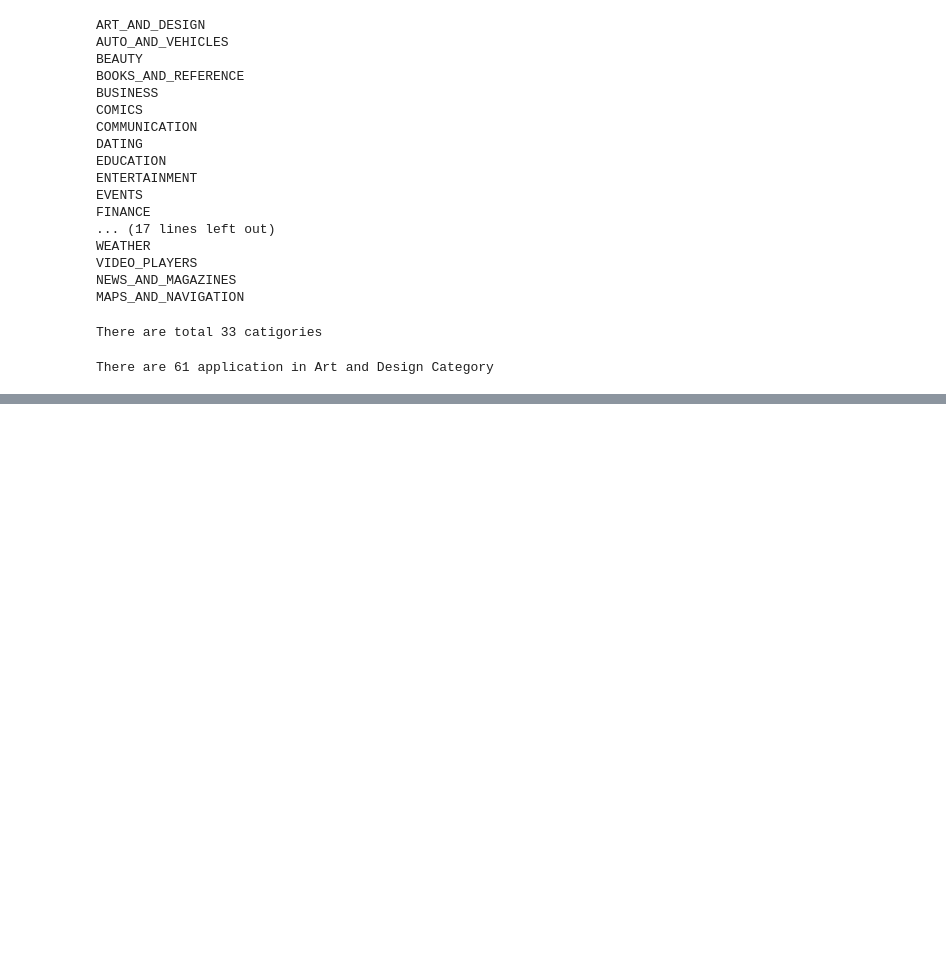
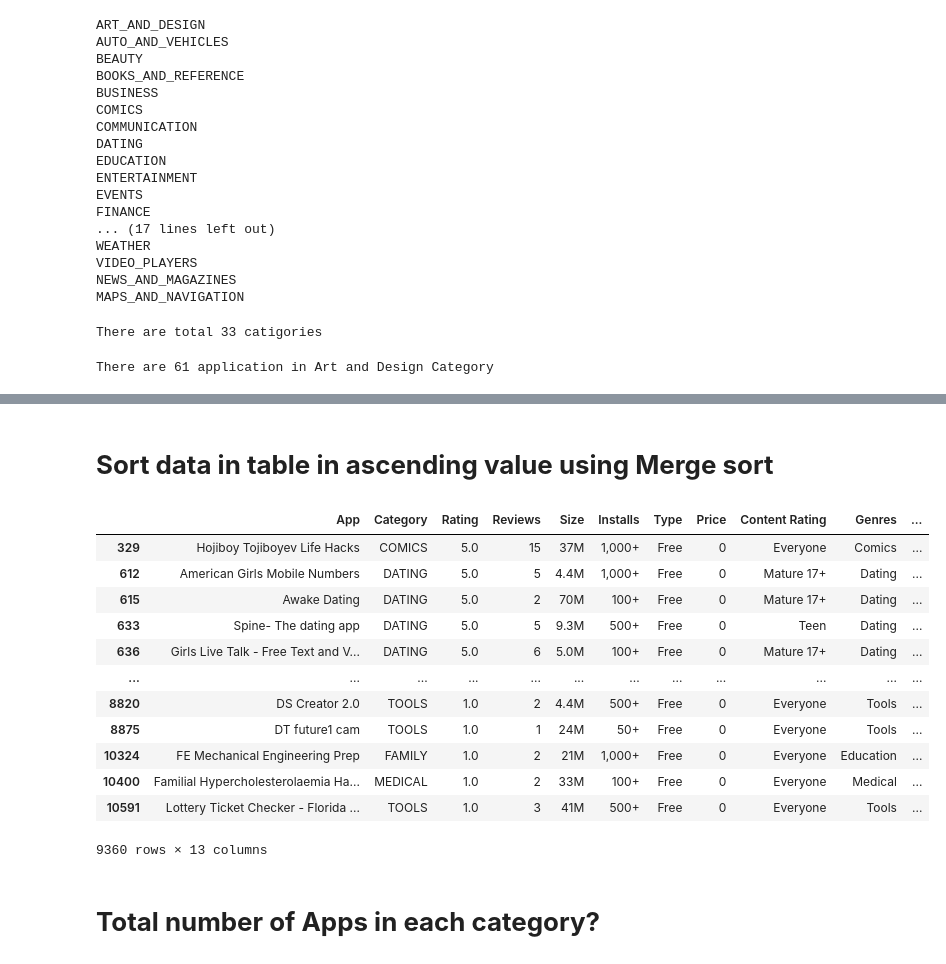
Before and after one commit to saurabhmandaokar1999/GoogleColab, a Jupyter notebook: Data_Analysis_PlayStore.ipynb, the cells around one changed output, grey strips where cells are left out. Saved outputs shown, nothing was run; the diff lists cells and outputs as text; code cells hidden in the pictures; blank space fills up the shorter version.

```diff
--- a/Data_Analysis_PlayStore.ipynb
+++ b/Data_Analysis_PlayStore.ipynb
@@ -121,0 +145,20 @@ There are 61 application in Art and Design Category
+# %% [markdown]
+# **Sort data in table in ascending value using Merge sort**
+# %%
+data.sort_values("Rating",axis=0, ascending = False,kind ='mergesort')
+# %% [output]
+|  | App | Category | Rating | Reviews | Size | Installs | Type | Price | Content Rating | Genres | ... |
+| 329 | Hojiboy Tojiboyev Life Hacks | COMICS | 5.0 | 15 | 37M | 1,000+ | Free | 0 | Everyone | Comics | ... |
+| 612 | American Girls Mobile Numbers | DATING | 5.0 | 5 | 4.4M | 1,000+ | Free | 0 | Mature 17+ | Dating | ... |
+| 615 | Awake Dating | DATING | 5.0 | 2 | 70M | 100+ | Free | 0 | Mature 17+ | Dating | ... |
+| 633 | Spine- The dating app | DATING | 5.0 | 5 | 9.3M | 500+ | Free | 0 | Teen | Dating | ... |
+| 636 | Girls Live Talk - Free Text and V... | DATING | 5.0 | 6 | 5.0M | 100+ | Free | 0 | Mature 17+ | Dating | ... |
+| ... | ... | ... | ... | ... | ... | ... | ... | ... | ... | ... | ... |
+| 8820 | DS Creator 2.0 | TOOLS | 1.0 | 2 | 4.4M | 500+ | Free | 0 | Everyone | Tools | ... |
+| 8875 | DT future1 cam | TOOLS | 1.0 | 1 | 24M | 50+ | Free | 0 | Everyone | Tools | ... |
+| 10324 | FE Mechanical Engineering Prep | FAMILY | 1.0 | 2 | 21M | 1,000+ | Free | 0 | Everyone | Education | ... |
+| 10400 | Familial Hypercholesterolaemia Ha... | MEDICAL | 1.0 | 2 | 33M | 100+ | Free | 0 | Everyone | Medical | ... |
+| 10591 | Lottery Ticket Checker - Florida ... | TOOLS | 1.0 | 3 | 41M | 500+ | Free | 0 | Everyone | Tools | ... |
+9360 rows × 13 columns
+# %% [markdown]
+# **Total number of Apps in each category?**
```
Also changed, not shown: parts of 4 cells of this notebook.
